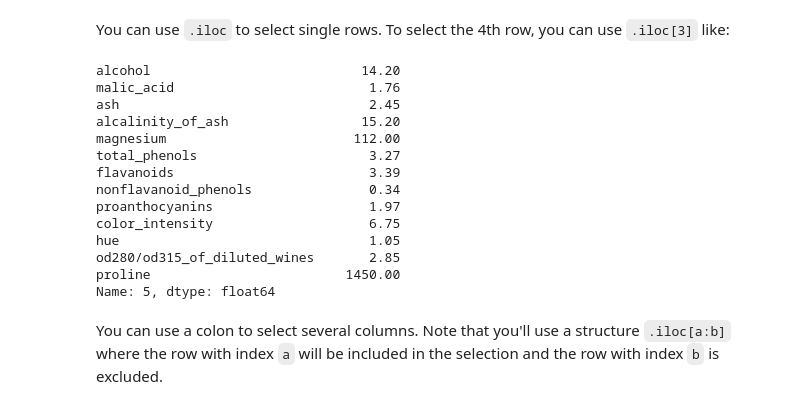
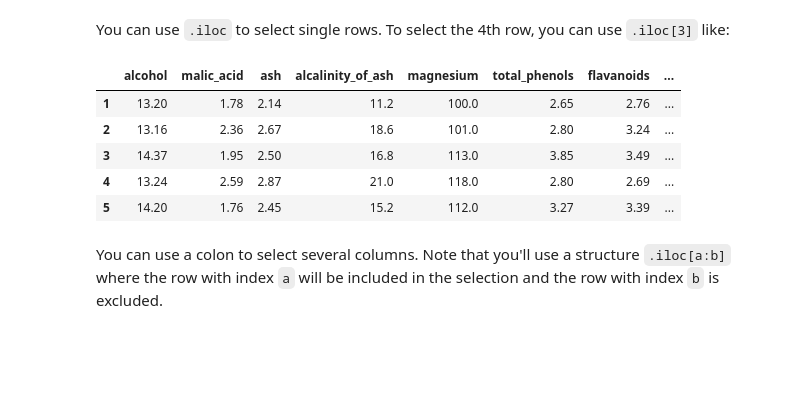
Before and after one commit to MarcSchneider71/dsc-0-03-09-accessing-data-within-pandas-nyc-ds-career-012819, a Jupyter notebook: index.ipynb, the cells around one changed output. Saved outputs shown, nothing was run; the diff lists cells and outputs as text; code cells hidden in the pictures; blank space fills up the shorter version.

```diff
--- a/index.ipynb
+++ b/index.ipynb
@@ -177,22 +177,14 @@ In the previous section, we deliberately omitted 2 very important attributes:
 # %% [markdown]
 You can use `.iloc` to select single rows. To select the 4th row, you can use `.iloc[3]` like:
 # %%
-df.iloc[1]
+df.iloc[1:6]
 # %% [output]
-alcohol                           14.20
-malic_acid                         1.76
-ash                                2.45
-alcalinity_of_ash                 15.20
-magnesium                        112.00
-total_phenols                      3.27
-flavanoids                         3.39
-nonflavanoid_phenols               0.34
-proanthocyanins                    1.97
-color_intensity                    6.75
-hue                                1.05
-od280/od315_of_diluted_wines       2.85
-proline                         1450.00
-Name: 5, dtype: float64
+|  | alcohol | malic_acid | ash | alcalinity_of_ash | magnesium | total_phenols | flavanoids | ... |
+| 1 | 13.20 | 1.78 | 2.14 | 11.2 | 100.0 | 2.65 | 2.76 | ... |
+| 2 | 13.16 | 2.36 | 2.67 | 18.6 | 101.0 | 2.80 | 3.24 | ... |
+| 3 | 14.37 | 1.95 | 2.50 | 16.8 | 113.0 | 3.85 | 3.49 | ... |
+| 4 | 13.24 | 2.59 | 2.87 | 21.0 | 118.0 | 2.80 | 2.69 | ... |
+| 5 | 14.20 | 1.76 | 2.45 | 15.2 | 112.0 | 3.27 | 3.39 | ... |
 # %% [markdown]
 You can use a colon to select several columns. Note that you'll use a structure `.iloc[a:b]` where the row with index `a` will be included in the selection and the row with index `b` is excluded.
 # %%
```
